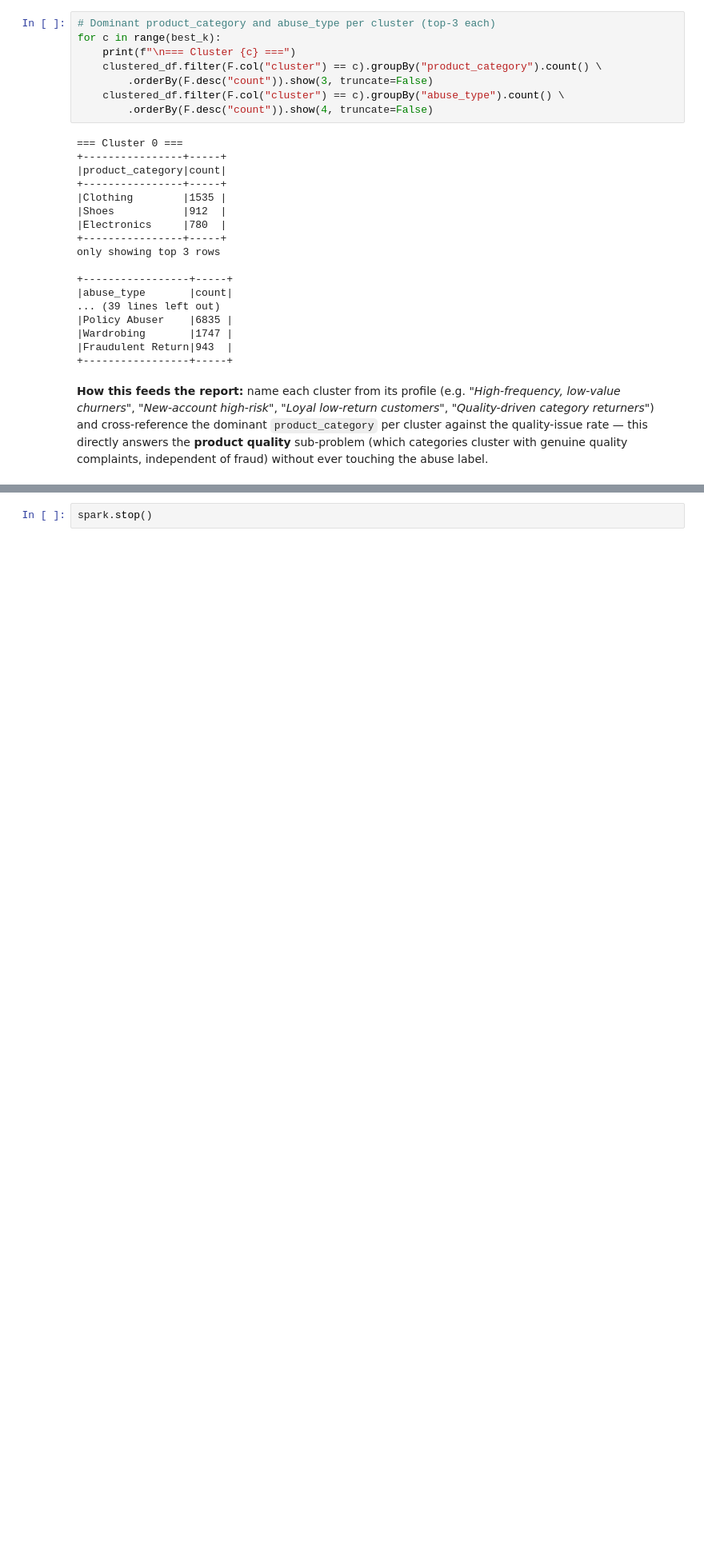
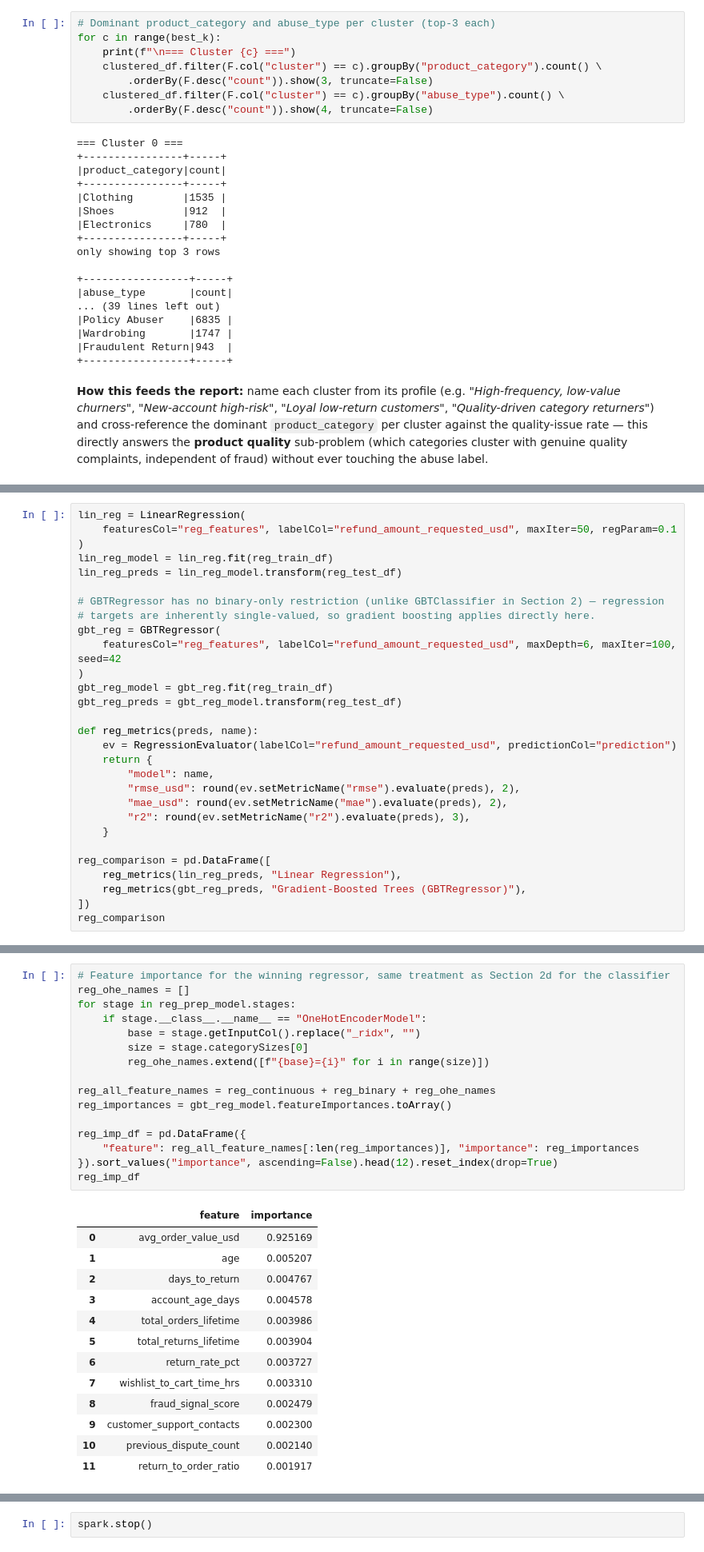
Before and after one commit to yatharthvij/big-data-analytics-project, a Jupyter notebook: notebooks/02_ml_modeling.ipynb, the cells around one changed output, grey strips where cells are left out. Shown at 80% size. Saved outputs shown, nothing was run; the diff lists cells and outputs as text; blank space fills up the shorter version.

```diff
--- a/notebooks/02_ml_modeling.ipynb
+++ b/notebooks/02_ml_modeling.ipynb
@@ -381,0 +641,29 @@ touching the abuse label.
+# %%
+lin_reg = LinearRegression(
+    featuresCol="reg_features", labelCol="refund_amount_requested_usd", maxIter=50, regParam=0.1
+)
+lin_reg_model = lin_reg.fit(reg_train_df)
+lin_reg_preds = lin_reg_model.transform(reg_test_df)
+
+# GBTRegressor has no binary-only restriction (unlike GBTClassifier in Section 2) — regression
+# targets are inherently single-valued, so gradient boosting applies directly here.
+gbt_reg = GBTRegressor(
+    featuresCol="reg_features", labelCol="refund_amount_requested_usd", maxDepth=6, maxIter=100, seed=42
+)
+gbt_reg_model = gbt_reg.fit(reg_train_df)
+gbt_reg_preds = gbt_reg_model.transform(reg_test_df)
+
+def reg_metrics(preds, name):
+    ev = RegressionEvaluator(labelCol="refund_amount_requested_usd", predictionCol="prediction")
+    return {
+        "model": name,
+        "rmse_usd": round(ev.setMetricName("rmse").evaluate(preds), 2),
+        "mae_usd": round(ev.setMetricName("mae").evaluate(preds), 2),
+        "r2": round(ev.setMetricName("r2").evaluate(preds), 3),
+    }
+
+reg_comparison = pd.DataFrame([
+    reg_metrics(lin_reg_preds, "Linear Regression"),
+    reg_metrics(gbt_reg_preds, "Gradient-Boosted Trees (GBTRegressor)"),
+])
+reg_comparison
@@ -381,0 +711,30 @@ touching the abuse label.
+# %%
+# Feature importance for the winning regressor, same treatment as Section 2d for the classifier
+reg_ohe_names = []
+for stage in reg_prep_model.stages:
+    if stage.__class__.__name__ == "OneHotEncoderModel":
+        base = stage.getInputCol().replace("_ridx", "")
+        size = stage.categorySizes[0]
+        reg_ohe_names.extend([f"{base}={i}" for i in range(size)])
+
+reg_all_feature_names = reg_continuous + reg_binary + reg_ohe_names
+reg_importances = gbt_reg_model.featureImportances.toArray()
+
+reg_imp_df = pd.DataFrame({
+    "feature": reg_all_feature_names[:len(reg_importances)], "importance": reg_importances
+}).sort_values("importance", ascending=False).head(12).reset_index(drop=True)
+reg_imp_df
+# %% [output]
+|  | feature | importance |
+| 0 | avg_order_value_usd | 0.925169 |
+| 1 | age | 0.005207 |
+| 2 | days_to_return | 0.004767 |
+| 3 | account_age_days | 0.004578 |
+| 4 | total_orders_lifetime | 0.003986 |
+| 5 | total_returns_lifetime | 0.003904 |
+| 6 | return_rate_pct | 0.003727 |
+| 7 | wishlist_to_cart_time_hrs | 0.003310 |
+| 8 | fraud_signal_score | 0.002479 |
+| 9 | customer_support_contacts | 0.002300 |
+| 10 | previous_dispute_count | 0.002140 |
+| 11 | return_to_order_ratio | 0.001917 |
```
Also changed, not shown: parts of 26 cells of this notebook, 9 other files.
